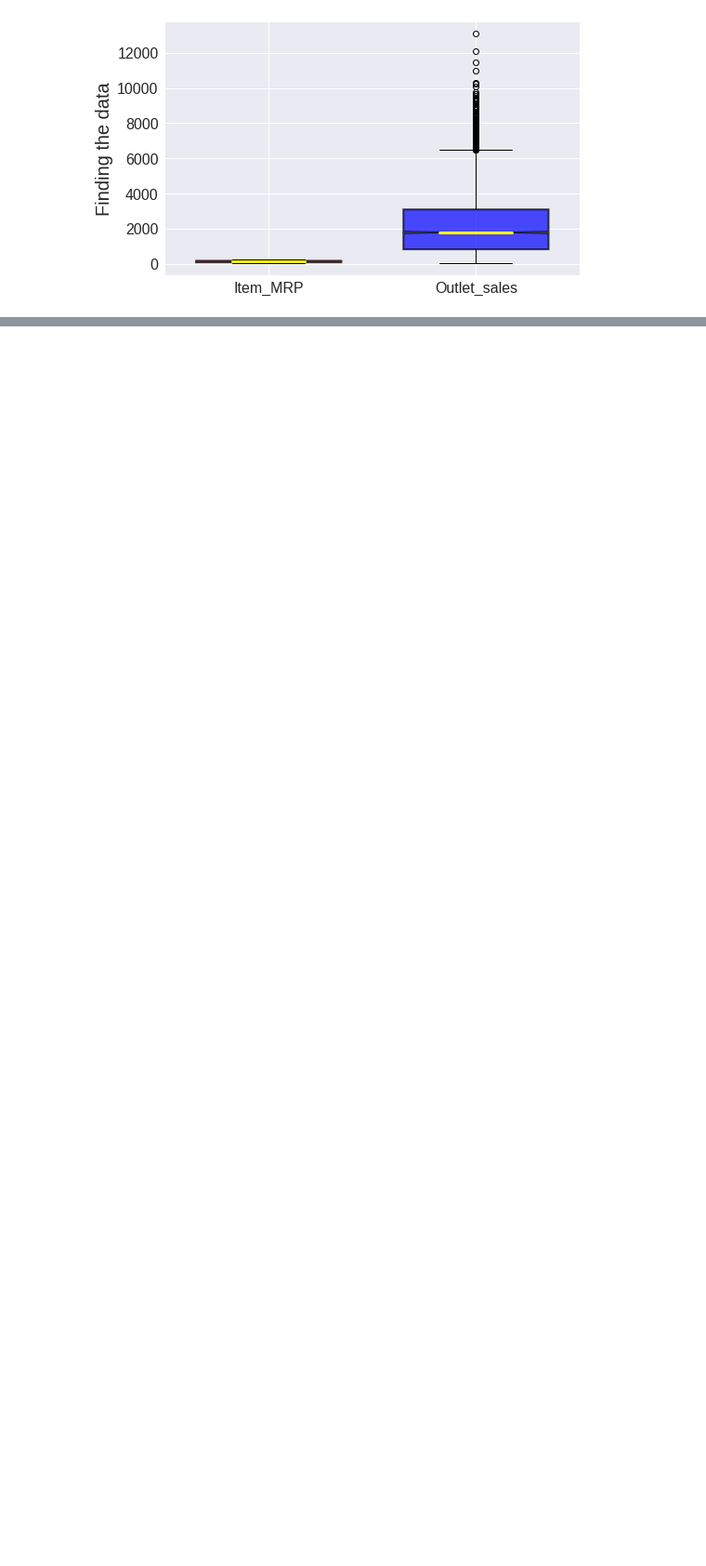
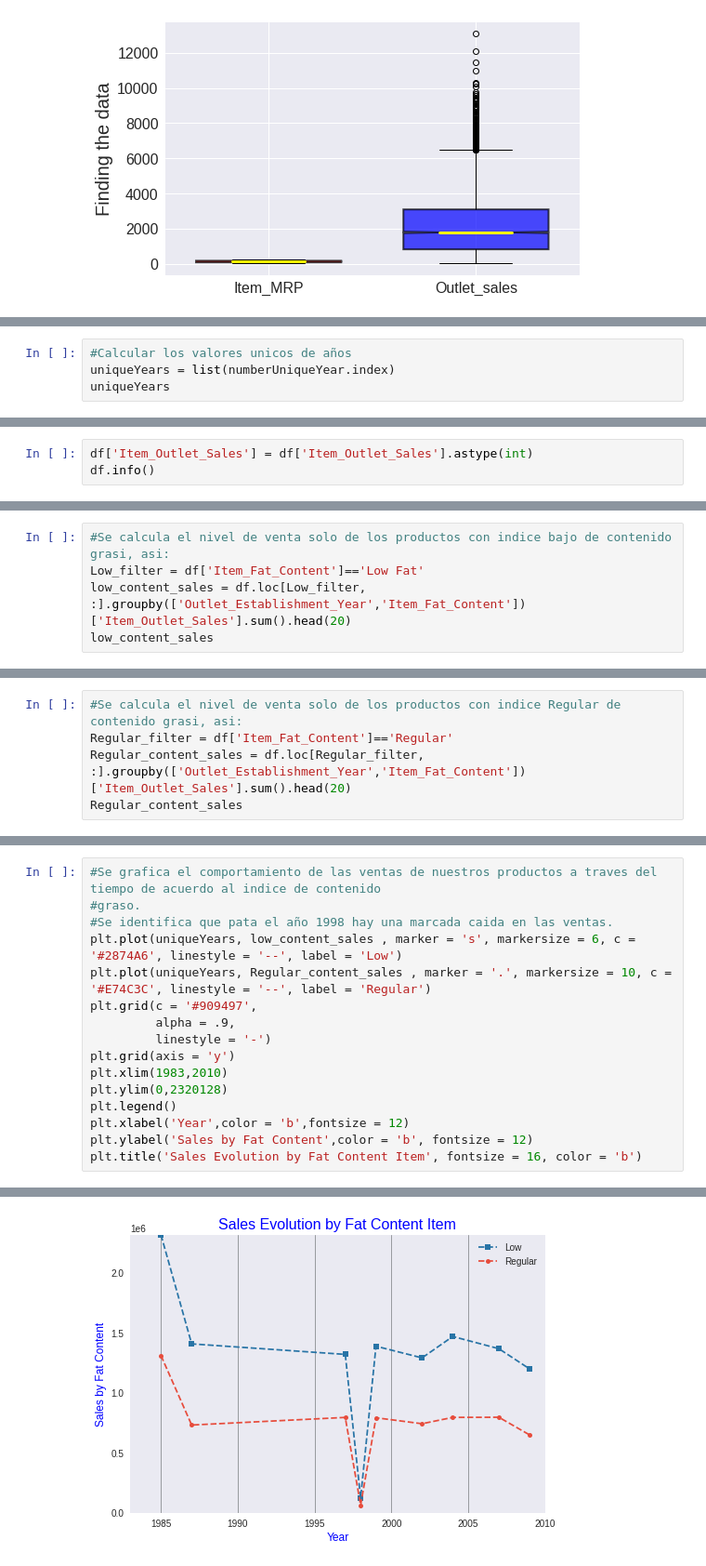
Before and after one commit to Angelica2929/sales_prediction, a Jupyter notebook: Prediccion_Ventas.ipynb, the cells around one changed output, grey strips where cells are left out. Shown: that part at 93% size. Drawn from its saved outputs; the diff is of its cells as text; blank space fills up the shorter version.

```diff
--- a/Prediccion_Ventas.ipynb
+++ b/Prediccion_Ventas.ipynb
@@ -316,0 +355,4 @@ sns.heatmap(corr, cmap = 'Oranges', annot= True)
+# %%
+#Calcular los valores unicos de años
+uniqueYears = list(numberUniqueYear.index)
+uniqueYears
@@ -316,0 +383,3 @@ sns.heatmap(corr, cmap = 'Oranges', annot= True)
+# %%
+df['Item_Outlet_Sales'] = df['Item_Outlet_Sales'].astype(int)
+df.info()
@@ -316,0 +438,5 @@ sns.heatmap(corr, cmap = 'Oranges', annot= True)
+# %%
+#Se calcula el nivel de venta solo de los productos con indice bajo de contenido grasi, asi:
+Low_filter = df['Item_Fat_Content']=='Low Fat'
+low_content_sales = df.loc[Low_filter, :].groupby(['Outlet_Establishment_Year','Item_Fat_Content'])['Item_Outlet_Sales'].sum().head(20)
+low_content_sales
@@ -316,0 +455,5 @@ sns.heatmap(corr, cmap = 'Oranges', annot= True)
+# %%
+#Se calcula el nivel de venta solo de los productos con indice Regular de contenido grasi, asi:
+Regular_filter = df['Item_Fat_Content']=='Regular'
+Regular_content_sales = df.loc[Regular_filter, :].groupby(['Outlet_Establishment_Year','Item_Fat_Content'])['Item_Outlet_Sales'].sum().head(20)
+Regular_content_sales
@@ -316,0 +472,17 @@ sns.heatmap(corr, cmap = 'Oranges', annot= True)
+# %%
+#Se grafica el comportamiento de las ventas de nuestros productos a traves del tiempo de acuerdo al indice de contenido
+#graso.
+#Se identifica que pata el año 1998 hay una marcada caida en las ventas.
+plt.plot(uniqueYears, low_content_sales , marker = 's', markersize = 6, c = '#2874A6', linestyle = '--', label = 'Low')
+plt.plot(uniqueYears, Regular_content_sales , marker = '.', markersize = 10, c = '#E74C3C', linestyle = '--', label = 'Regular')
+plt.grid(c = '#909497',
+         alpha = .9,
+         linestyle = '-')
+plt.grid(axis = 'y')
+plt.xlim(1983,2010)
+plt.ylim(0,2320128)
+plt.legend()
+plt.xlabel('Year',color = 'b',fontsize = 12)
+plt.ylabel('Sales by Fat Content',color = 'b', fontsize = 12)
+plt.title('Sales Evolution by Fat Content Item', fontsize = 16, color = 'b')
+# %% [output]
@@ -316,0 +490 @@ sns.heatmap(corr, cmap = 'Oranges', annot= True)
+[figure, added]
```
Also changed, not shown: parts of 22 cells of this notebook.
